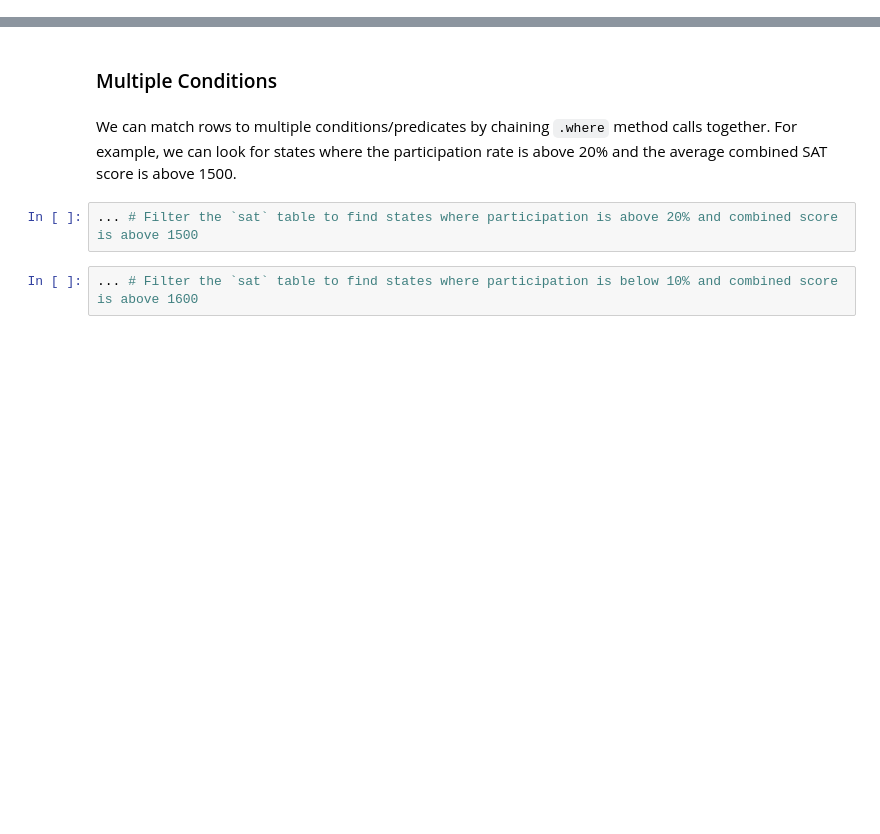
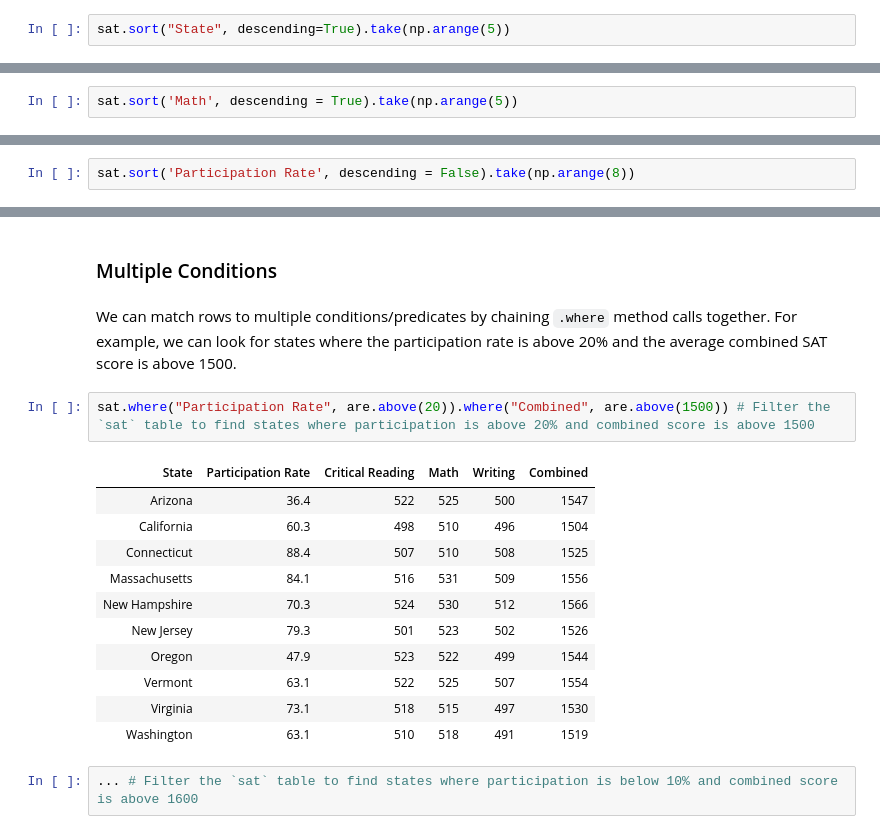
Before and after one commit to data-6-berkeley/materials-fa24, a Jupyter notebook: lectures/lec08/lec08-blank.ipynb, the cells around one changed output, grey strips where cells are left out. Drawn from its saved outputs; the diff is of its cells as text; blank space fills up the shorter version.

```diff
--- a/lectures/lec08/lec08-blank.ipynb
+++ b/lectures/lec08/lec08-blank.ipynb
@@ -33,0 +30,2 @@ sat.num_rows, sat.num_columns
+# %%
+sat.sort("State", descending=True).take(np.arange(5))
@@ -94,0 +99,2 @@ Ellipsis
+# %%
+sat.sort('Math', descending = True).take(np.arange(5))
@@ -100,0 +110,2 @@ Ellipsis
+# %%
+sat.sort('Participation Rate', descending = False).take(np.arange(8))
@@ -168,7 +219,19 @@ Note that `are.equal_to(z)` is the same as just passing in `z` itself as the sec
 # %% [markdown]
 We can match rows to multiple conditions/predicates by chaining `.where` method calls together. For example, we can look for states where the participation rate is above 20% and the average combined SAT score is above 1500.
 # %%
-... # Filter the `sat` table to find states where participation is above 20% and combined score is above 1500
+sat.where("Participation Rate", are.above(20)).where("Combined", are.above(1500)) # Filter the `sat` table to find states where participation is above 20% and combined score is above 1500
+# %% [output]
+| State | Participation Rate | Critical Reading | Math | Writing | Combined |
+| Arizona | 36.4 | 522 | 525 | 500 | 1547 |
+| California | 60.3 | 498 | 510 | 496 | 1504 |
+| Connecticut | 88.4 | 507 | 510 | 508 | 1525 |
+| Massachusetts | 84.1 | 516 | 531 | 509 | 1556 |
+| New Hampshire | 70.3 | 524 | 530 | 512 | 1566 |
+| New Jersey | 79.3 | 501 | 523 | 502 | 1526 |
+| Oregon | 47.9 | 523 | 522 | 499 | 1544 |
+| Vermont | 63.1 | 522 | 525 | 507 | 1554 |
+| Virginia | 73.1 | 518 | 515 | 497 | 1530 |
+| Washington | 63.1 | 510 | 518 | 491 | 1519 |
 # %%
 ... # Filter the `sat` table to find states where participation is below 10% and combined score is above 1600
 # %% [markdown]
```
Also changed, not shown: parts of 18 cells of this notebook.
